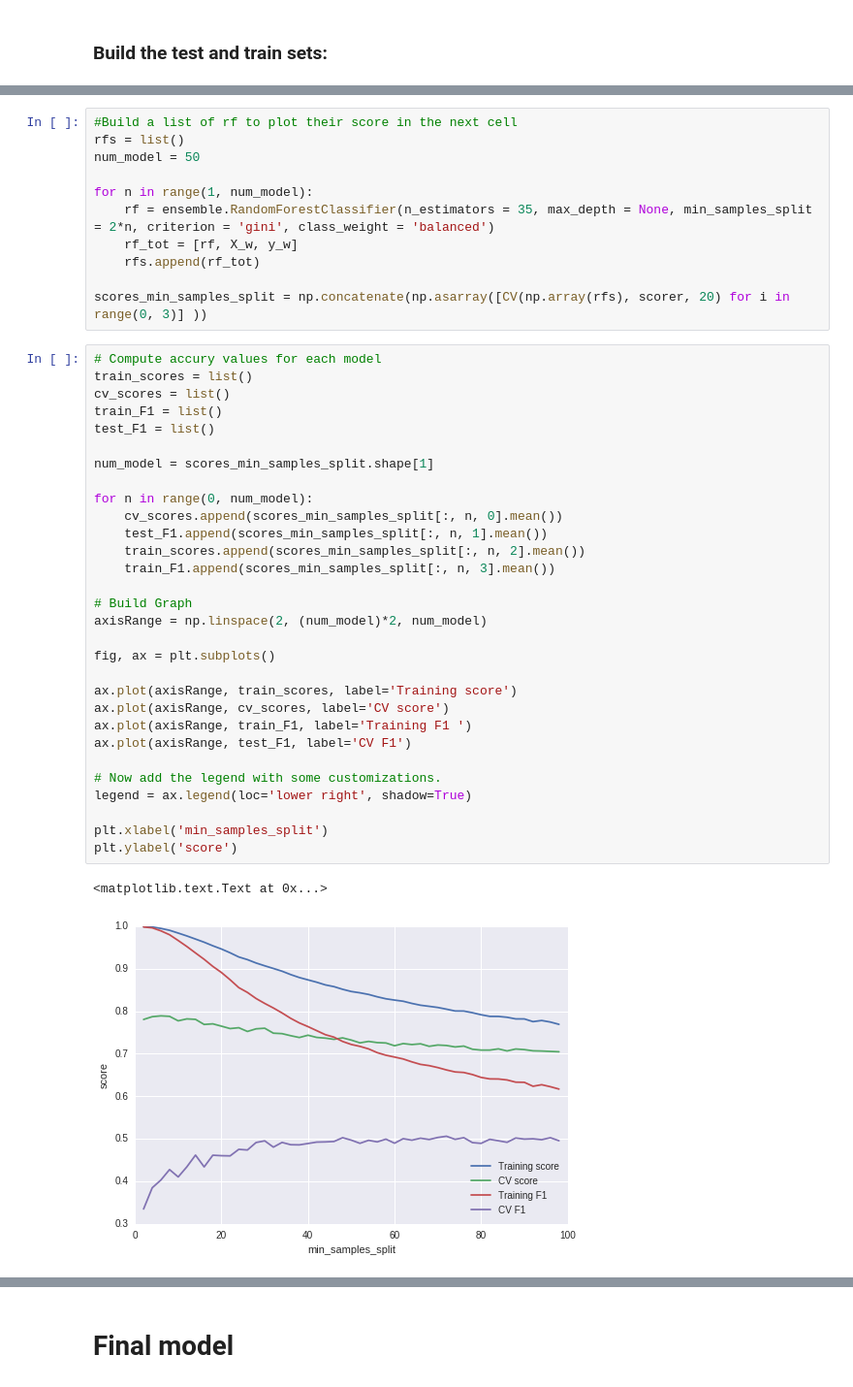
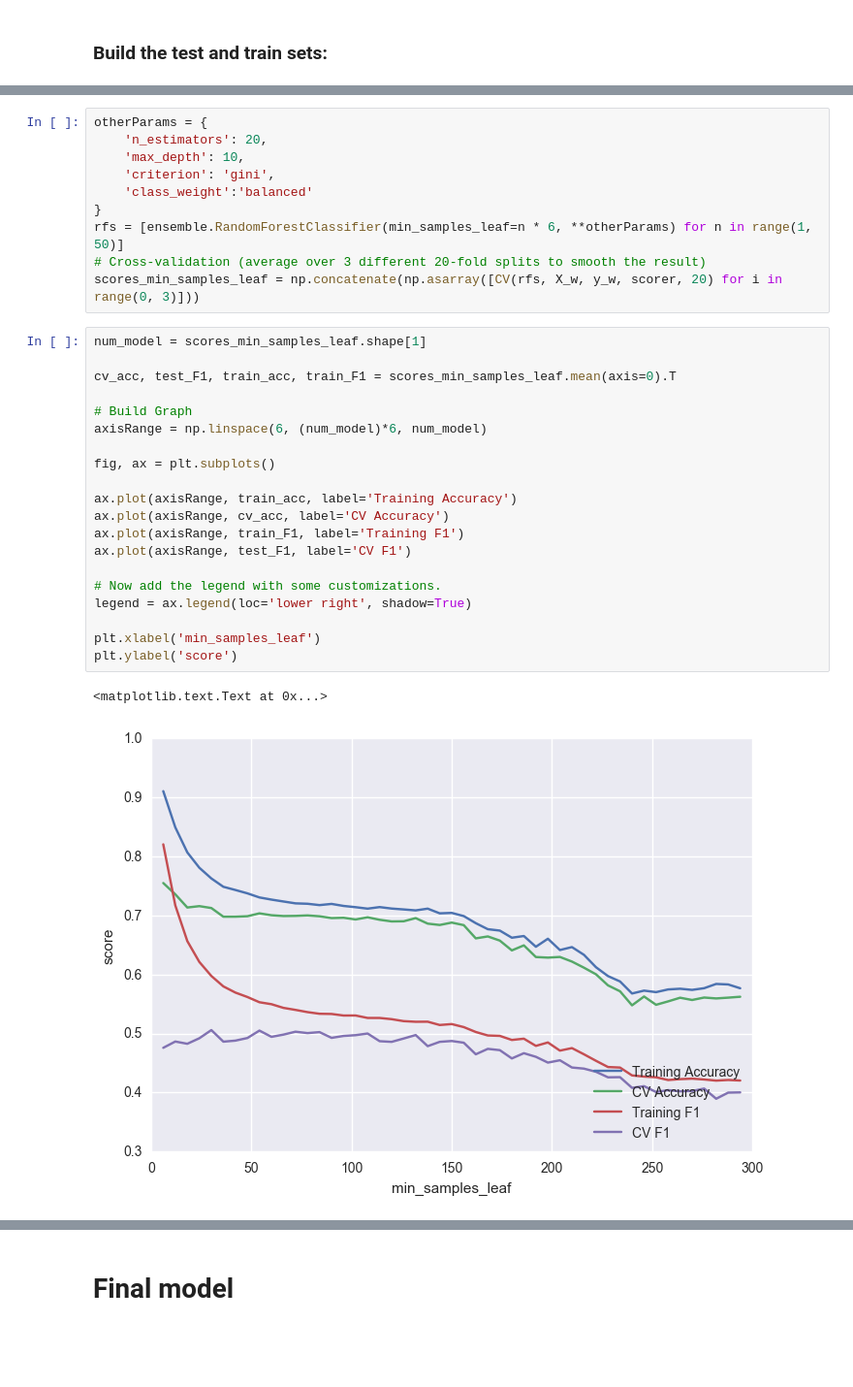
Before and after one commit to mgoretti/ada, a Jupyter notebook: 04 - Applied ML/HW4.ipynb, the cells around one changed output, grey strips where cells are left out. Shown at 97% size. Drawn from its saved outputs; the diff is of its cells as text; blank space fills up the shorter version.

```diff
--- a/04 - Applied ML/HW4.ipynb
+++ b/04 - Applied ML/HW4.ipynb
@@ -379,45 +388,34 @@ plt.ylabel('score')
-# %%
-#Build a list of rf to plot their score in the next cell
-rfs = list()
-num_model = 50
-
-for n in range(1, num_model):
-    rf = ensemble.RandomForestClassifier(n_estimators = 35, max_depth = None, min_samples_split = 2*n, criterion = 'gini', class_weight = 'balanced')
-    rf_tot = [rf, X_w, y_w]
-    rfs.append(rf_tot)
-
-scores_min_samples_split = np.concatenate(np.asarray([CV(np.array(rfs), scorer, 20) for i in range(0, 3)] ))
+# %%
+otherParams = {
+    'n_estimators': 20,
+    'max_depth': 10,
+    'criterion': 'gini',
+    'class_weight':'balanced'
+}
+rfs = [ensemble.RandomForestClassifier(min_samples_leaf=n * 6, **otherParams) for n in range(1, 50)]
+# Cross-validation (average over 3 different 20-fold splits to smooth the result)
+scores_min_samples_leaf = np.concatenate(np.asarray([CV(rfs, X_w, y_w, scorer, 20) for i in range(0, 3)]))
 # %%
-# Compute accury values for each model
-train_scores = list()
-cv_scores = list()
-train_F1 = list()
-test_F1 = list()
+num_model = scores_min_samples_leaf.shape[1]
 
-num_model = scores_min_samples_split.shape[1]
-
-for n in range(0, num_model):
-    cv_scores.append(scores_min_samples_split[:, n, 0].mean())
-    test_F1.append(scores_min_samples_split[:, n, 1].mean())
-    train_scores.append(scores_min_samples_split[:, n, 2].mean())
-    train_F1.append(scores_min_samples_split[:, n, 3].mean())
+cv_acc, test_F1, train_acc, train_F1 = scores_min_samples_leaf.mean(axis=0).T
 
 # Build Graph
-axisRange = np.linspace(2, (num_model)*2, num_model)
+axisRange = np.linspace(6, (num_model)*6, num_model)
 
 fig, ax = plt.subplots()
 
-ax.plot(axisRange, train_scores, label='Training score')
-ax.plot(axisRange, cv_scores, label='CV score')
-ax.plot(axisRange, train_F1, label='Training F1 ')
+ax.plot(axisRange, train_acc, label='Training Accuracy')
+ax.plot(axisRange, cv_acc, label='CV Accuracy')
+ax.plot(axisRange, train_F1, label='Training F1')
 ax.plot(axisRange, test_F1, label='CV F1')
 
 # Now add the legend with some customizations.
 legend = ax.legend(loc='lower right', shadow=True)
 
-plt.xlabel('min_samples_split')
+plt.xlabel('min_samples_leaf')
 plt.ylabel('score')
 # %% [output]
 <matplotlib.text.Text at 0x...>
-[figure, old version]
+[figure, new version]
 # %% [markdown]
```
Also changed, not shown: parts of 25 cells of this notebook.
